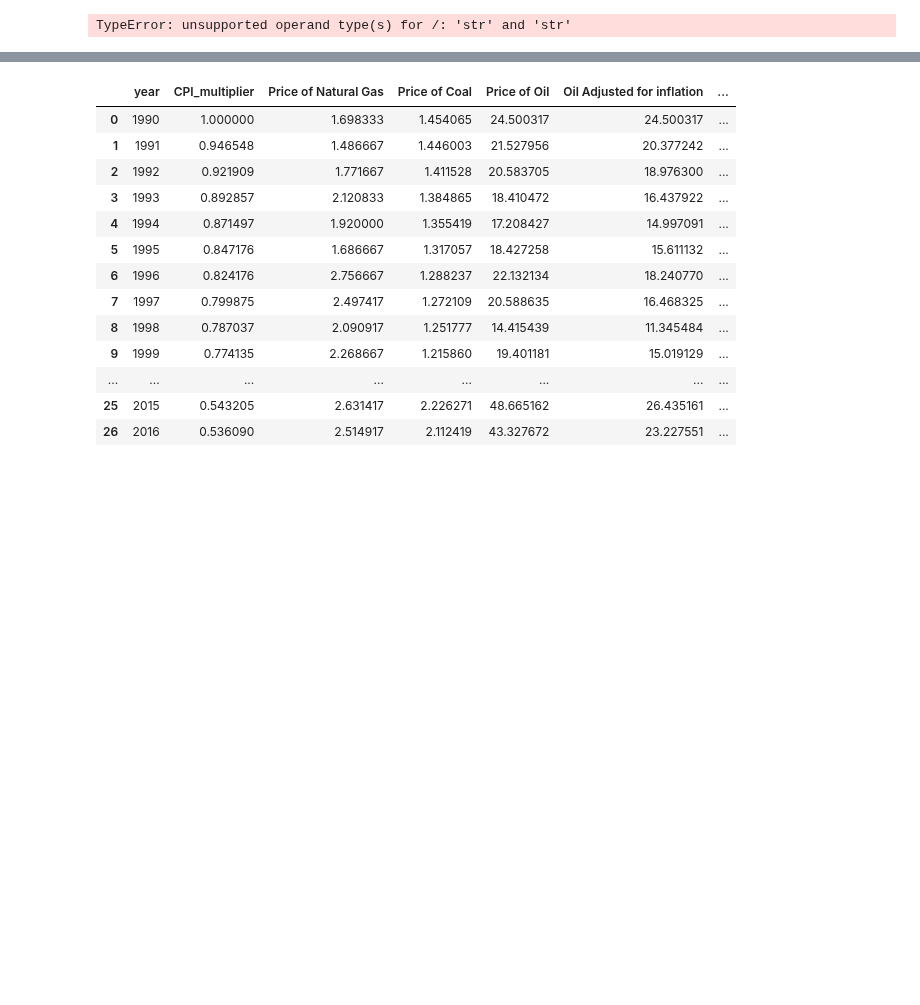
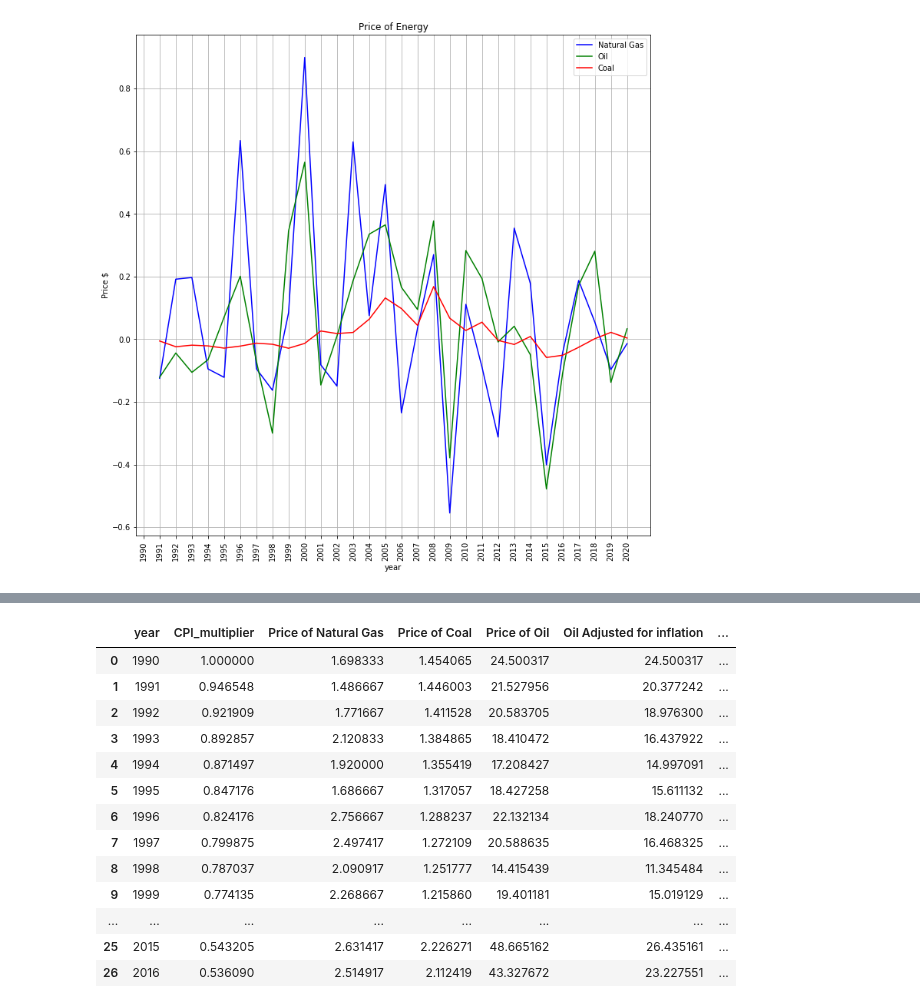
Before and after one commit to us-energy-analysis/Energy-analysis, a Jupyter notebook: Energy_Project_Price.ipynb, the cells around one changed output, grey strips where cells are left out. Drawn from its saved outputs; the diff is of its cells as text; code cells hidden in the pictures; blank space fills up the shorter version.

Commit message:
percentage changes

```diff
--- a/Energy_Project_Price.ipynb
+++ b/Energy_Project_Price.ipynb
@@ -77,18 +98,18 @@ Price_data_final_visual
 # %%
-Percent_change = Price_data_final.pct_change()
+Percent_change = Price_data_final_visual.pct_change()
 width = 12
 height = 12
 plt.figure(figsize=(width, height))
-gas, = plt.plot(Percent_change["year"],Percent_change['Price of Natural Gas'] , color="blue", label='Natural Gas')
-oil, = plt.plot(Percent_change["year"],Percent_change['Price of Oil'] , color="green", label="Oil" )
-coal, = plt.plot(Percent_change["year"],Percent_change['Price of Coal'] , color="red", label="Coal" )
+gas, = plt.plot(Percent_change.index,Percent_change['Price of Natural Gas'] , color="blue", label='Natural Gas')
+oil, = plt.plot(Percent_change.index,Percent_change['Price of Oil'] , color="green", label="Oil" )
+coal, = plt.plot(Percent_change.index,Percent_change['Price of Coal'] , color="red", label="Coal" )
 plt.xticks(rotation=90)
 plt.title("Price of Energy")
 plt.grid(True)
 plt.xlabel("year")
 plt.ylabel("Price $")
 plt.legend()
 overgraph = Price_graph + "Price of Energy % change.png"
 plt.savefig(overgraph)
 # %% [output]
-TypeError: unsupported operand type(s) for /: 'str' and 'str'
+[figure, added]
```
Also changed, not shown: parts of 3 cells of this notebook, 4 other files.
